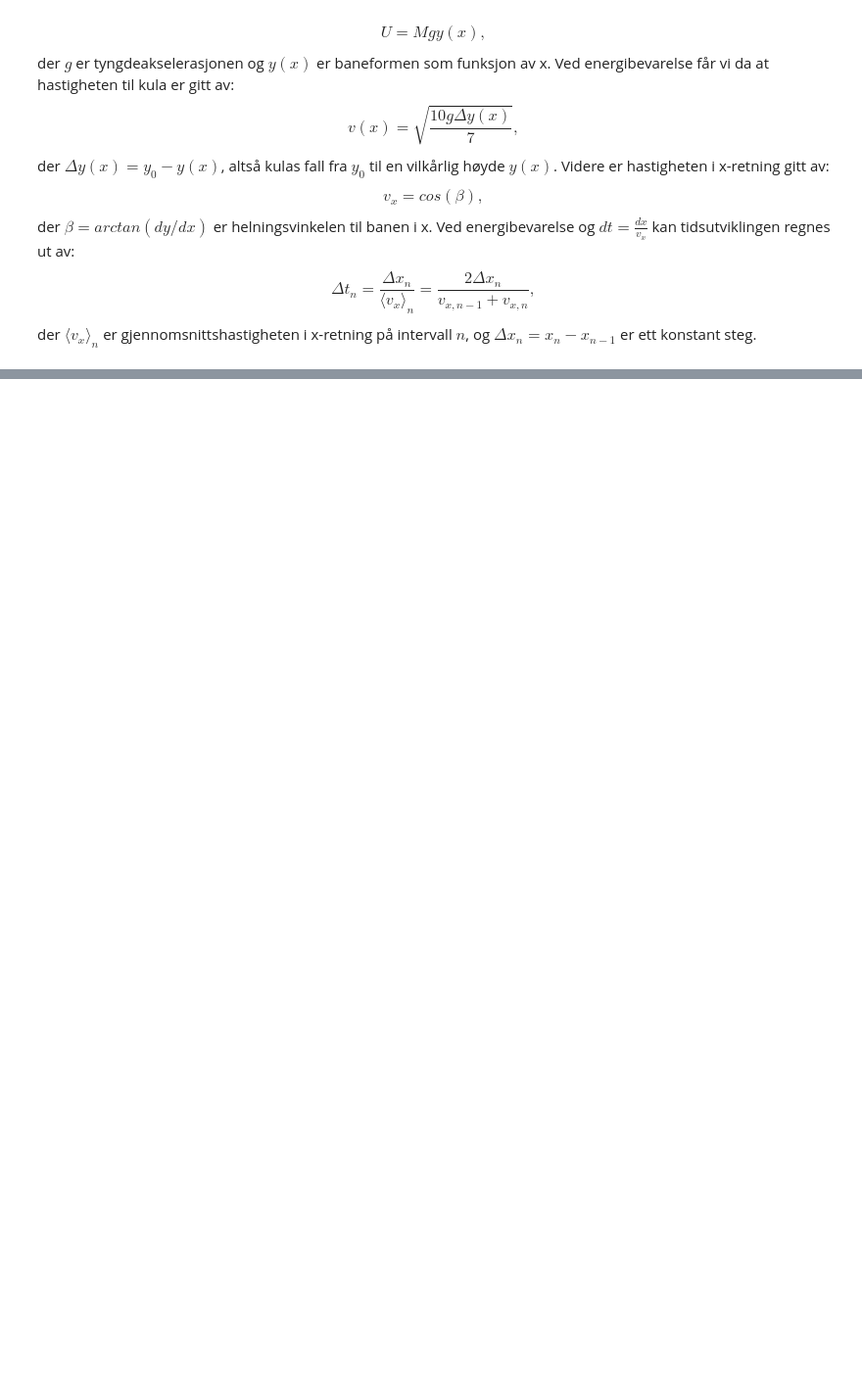
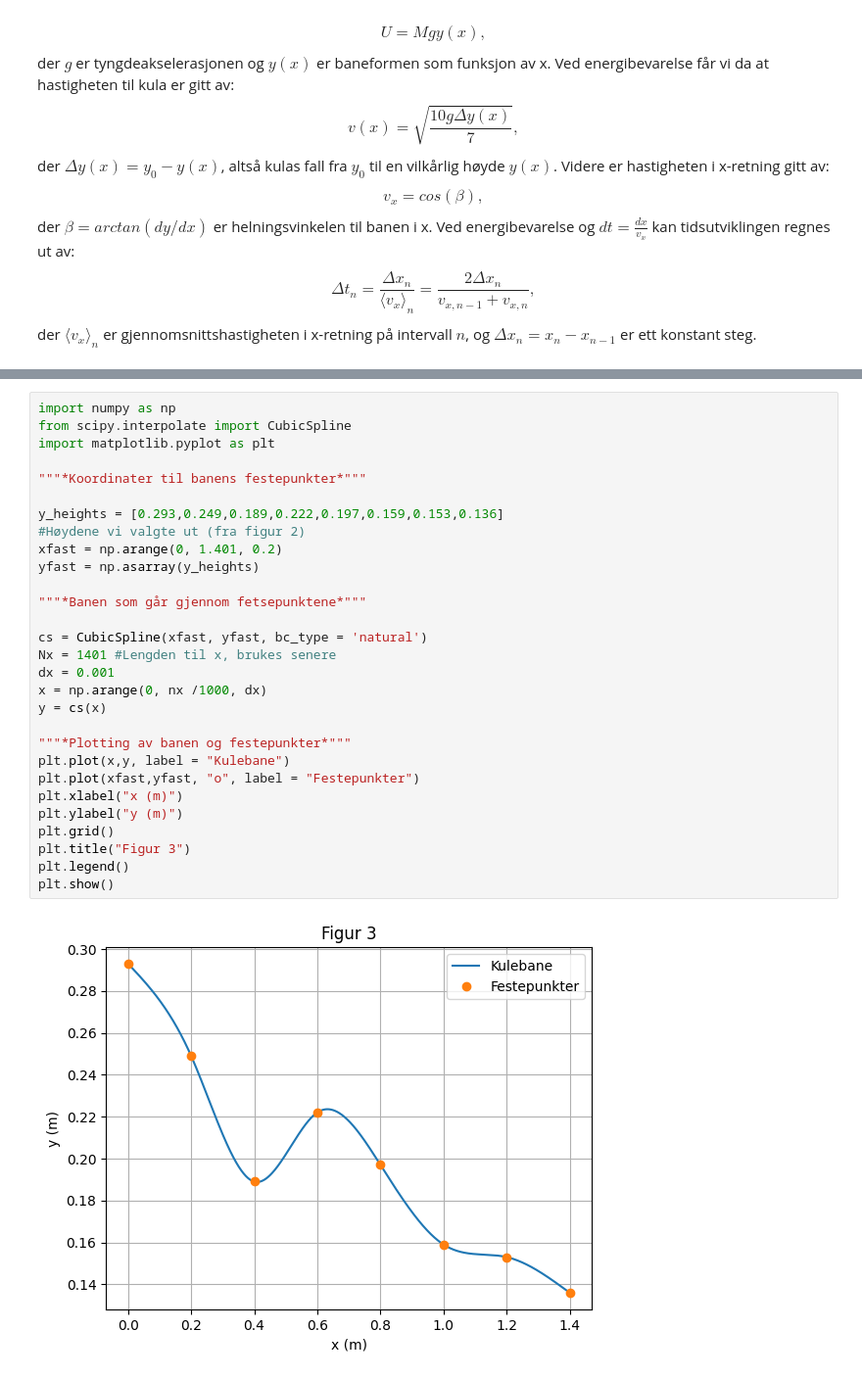
Before and after one commit to FriedSheep/TFY4115, a Jupyter notebook: Rapport/Rapport.ipynb, the cells around one changed output, grey strips where cells are left out. Shown at 98% size. Saved outputs shown, nothing was run; the diff lists cells and outputs as text; blank space fills up the shorter version.

```diff
--- a/Rapport/Rapport.ipynb
+++ b/Rapport/Rapport.ipynb
@@ -93 +93,32 @@ På figuren er krumningen $κ $
+# %%
+import numpy as np
+from scipy.interpolate import CubicSpline
+import matplotlib.pyplot as plt
+
+"""*Koordinater til banens festepunkter*"""
+
+y_heights = [0.293,0.249,0.189,0.222,0.197,0.159,0.153,0.136]
+#Høydene vi valgte ut (fra figur 2)
+xfast = np.arange(0, 1.401, 0.2)
+yfast = np.asarray(y_heights)
+
+"""*Banen som går gjennom fetsepunktene*"""
+
+cs = CubicSpline(xfast, yfast, bc_type = 'natural')
+Nx = 1401 #Lengden til x, brukes senere
+dx = 0.001
+x = np.arange(0, nx /1000, dx)
+y = cs(x)
+
+"""*Plotting av banen og festepunkter*"""
+plt.plot(x,y, label = "Kulebane")
+plt.plot(xfast,yfast, "o", label = "Festepunkter")
+plt.xlabel("x (m)")
+plt.ylabel("y (m)")
+plt.grid()
+plt.title("Figur 3")
+plt.legend()
+plt.show()
+# %% [output]
+[figure, added]
 # %% [markdown]
```
Also changed, not shown: parts of 18 cells of this notebook, 5 other files.
